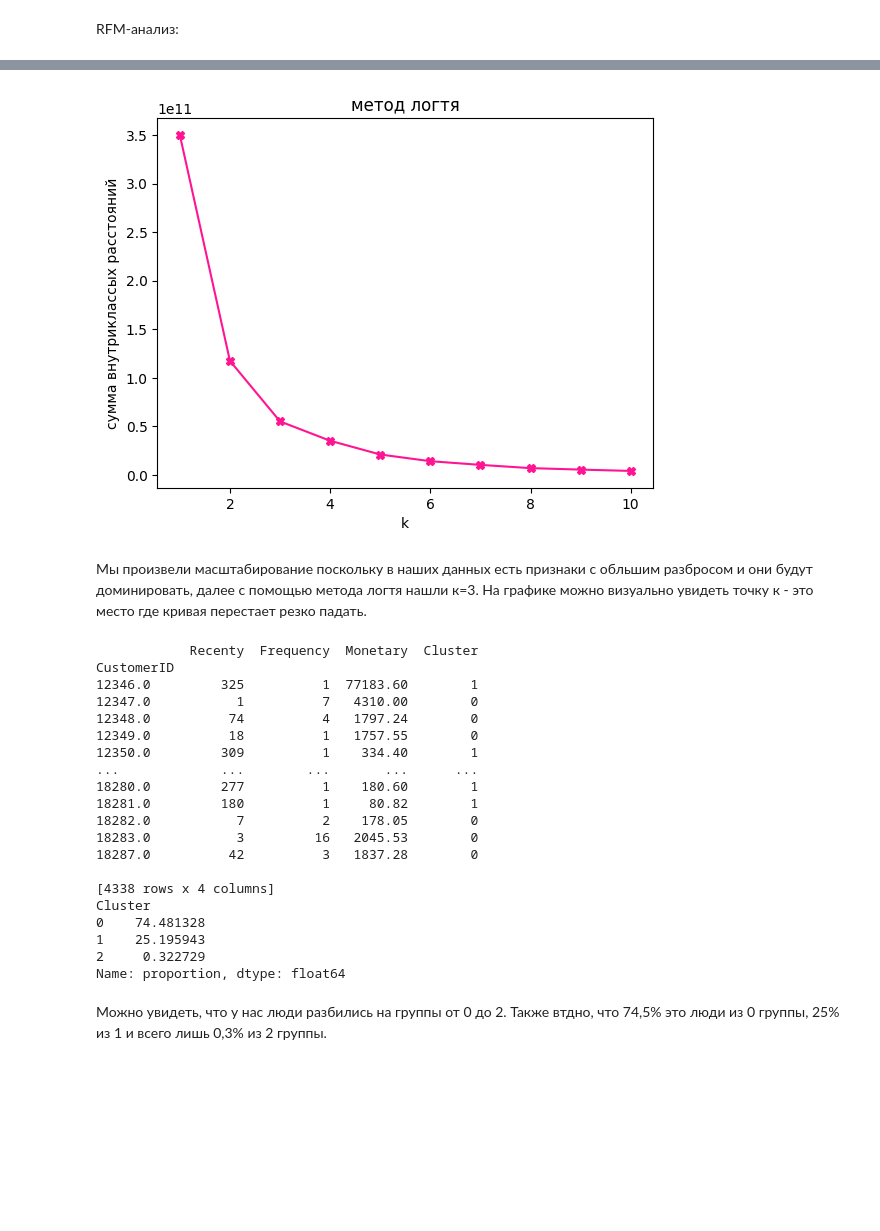
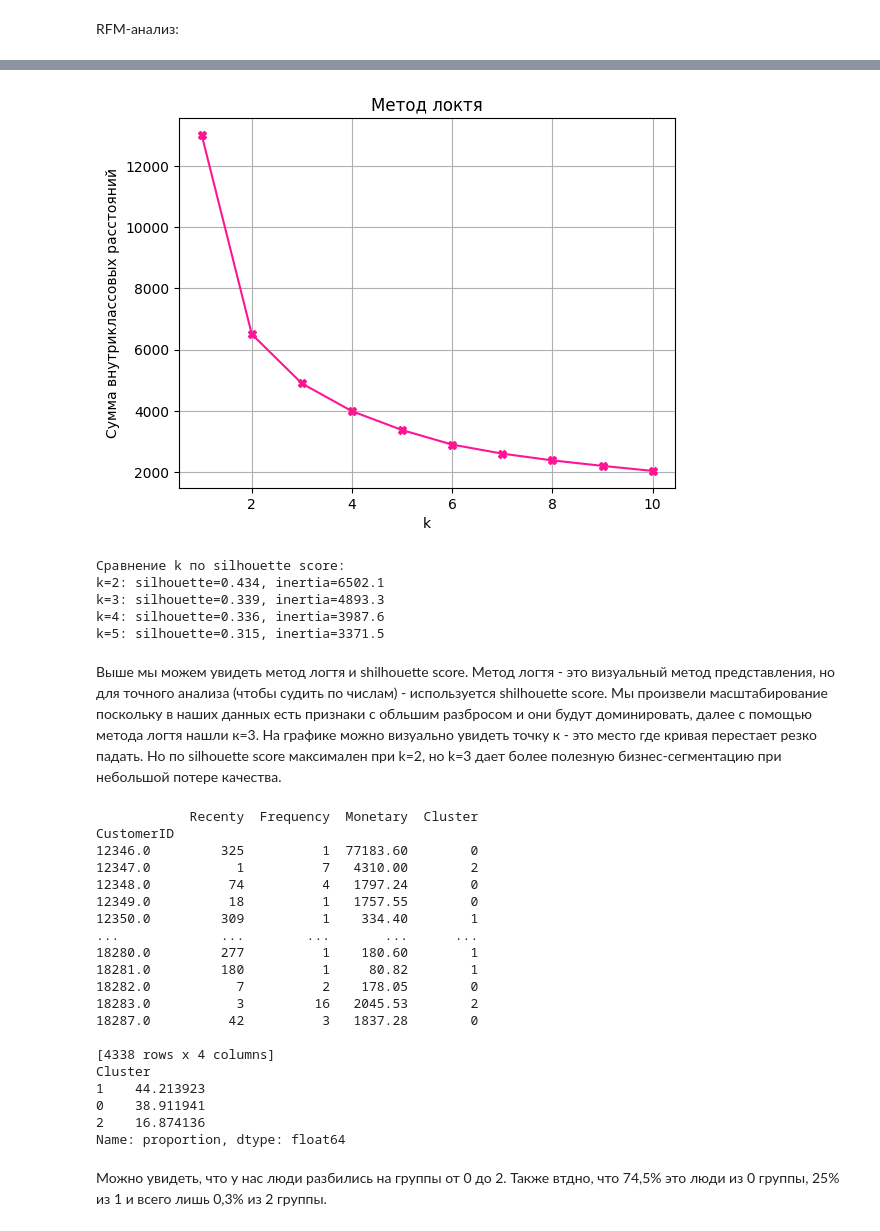
Before and after one commit to sgreysea/segmentation_customer, a Jupyter notebook: notebook/segmentationcustomer.ipynb, the cells around one changed output, grey strips where cells are left out. Cells and saved outputs as stored; diff of their text form; code cells hidden in the pictures; blank space fills up the shorter version.

```diff
--- a/notebook/segmentationcustomer.ipynb
+++ b/notebook/segmentationcustomer.ipynb
@@ -130,0 +131,13 @@ max     373.000000   209.000000  280206.020000
+# %%
+#лог-трансформация для снижения влияния выбросов
+rfm_log = rfm[['Recenty', 'Frequency', 'Monetary']].copy()
+rfm_log['Recenty'] = np.log1p(rfm_log['Recenty'])
+rfm_log['Frequency'] = np.log1p(rfm_log['Frequency'])
+rfm_log['Monetary'] = np.log1p(rfm_log['Monetary'])
+# масштабирование
+scaler = StandardScaler()
+df_scaled = scaler.fit_transform(rfm_log)
+print("до лог-трансформации:")
+print(rfm[['Recenty', 'Frequency', 'Monetary']].describe().round(2))
+print("после лог-трансформации:")
+print(rfm_log.describe().round(2))
@@ -131,22 +188,35 @@ max     373.000000   209.000000  280206.020000
 # %%
-#масштабирование
-scaler=StandardScaler()
-df_scaled=scaler.fit_transform(rfm)
-#используем метод логтя
-z=[]
-for k in range(1,11):
-    kmeans=KMeans(n_clusters=k, random_state=42, n_init=10)
-    kmeans.fit(rfm)
+z = []
+for k in range(1, 11):
+    kmeans = KMeans(n_clusters=k, random_state=42, n_init=10)
+    kmeans.fit(df_scaled)
     z.append(kmeans.inertia_)
-plt.plot(range(1,11), z, marker='X', color='deeppink')
-plt.title("метод логтя")
-plt.ylabel("сумма внутриклассых расстояний")
+
+plt.plot(range(1, 11), z, marker='X', color='deeppink')
+plt.title("Метод локтя")
+plt.ylabel("Сумма внутриклассовых расстояний")
 plt.xlabel("k")
+plt.grid(True)
 plt.show()
 # %% [output]
-[figure, old version]
+[figure, new version]
+# %%
+from sklearn.metrics import silhouette_score
+
+print("Сравнение k по silhouette score:")
+for k in [2, 3, 4, 5]:
+    kmeans_test = KMeans(n_clusters=k, random_state=42, n_init=10)
+    labels_test = kmeans_test.fit_predict(df_scaled)
+    sil = silhouette_score(df_scaled, labels_test)
+    print(f"k={k}: silhouette={sil:.3f}, inertia={kmeans_test.inertia_:.1f}")
+# %% [output]
+Сравнение k по silhouette score:
+k=2: silhouette=0.434, inertia=6502.1
+k=3: silhouette=0.339, inertia=4893.3
+k=4: silhouette=0.336, inertia=3987.6
+k=5: silhouette=0.315, inertia=3371.5
 # %% [markdown]
-Мы произвели масштабирование поскольку в наших данных есть признаки с обльшим разбросом и они будут доминировать, далее с помощью метода логтя нашли к=3. На графике можно визуально увидеть точку к - это место где кривая перестает резко падать.
+Выше мы можем увидеть метод логтя и shilhouette score. Метод логтя - это визуальный метод представления, но для точного анализа (чтобы судить по числам) - используется shilhouette score. Мы произвели масштабирование поскольку в наших данных есть признаки с обльшим разбросом и они будут доминировать, далее с помощью метода логтя нашли к=3. На графике можно визуально увидеть точку к - это место где кривая перестает резко падать. Но по silhouette score максимален при k=2, но k=3 дает более полезную бизнес-сегментацию при небольшой потере качества.
 # %%
 #кластеризация с помозью kmeans
 kmeans=KMeans(n_clusters=3, random_state=42, n_init='auto')
@@ -158,8 +228,8 @@ print(rfm['Cluster'].value_counts(normalize=True) * 100)#в процентах
 # %% [output]
             Recenty  Frequency  Monetary  Cluster
 CustomerID
-12346.0         325          1  77183.60        1
-12347.0           1          7   4310.00        0
+12346.0         325          1  77183.60        0
+12347.0           1          7   4310.00        2
 12348.0          74          4   1797.24        0
 12349.0          18          1   1757.55        0
 12350.0         309          1    334.40        1
@@ -167,14 +237,14 @@ CustomerID
 18280.0         277          1    180.60        1
 18281.0         180          1     80.82        1
 18282.0           7          2    178.05        0
-18283.0           3         16   2045.53        0
+18283.0           3         16   2045.53        2
 18287.0          42          3   1837.28        0
 
 [4338 rows x 4 columns]
 Cluster
-0    74.481328
-1    25.195943
-2     0.322729
+1    44.213923
+0    38.911941
+2    16.874136
 Name: proportion, dtype: float64
 # %% [markdown]
 Можно увидеть, что у нас люди разбились на группы от 0 до 2. Также втдно, что 74,5% это люди из 0 группы, 25% из 1 и всего лишь 0,3% из 2 группы.
```
Also changed, not shown: parts of 13 cells of this notebook.
